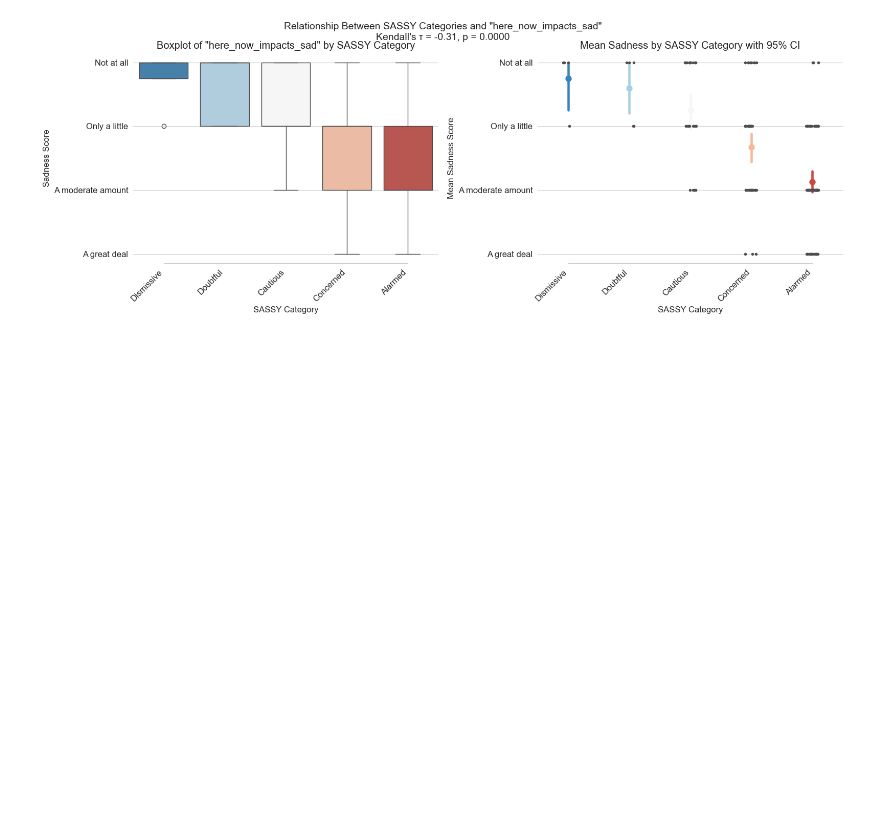
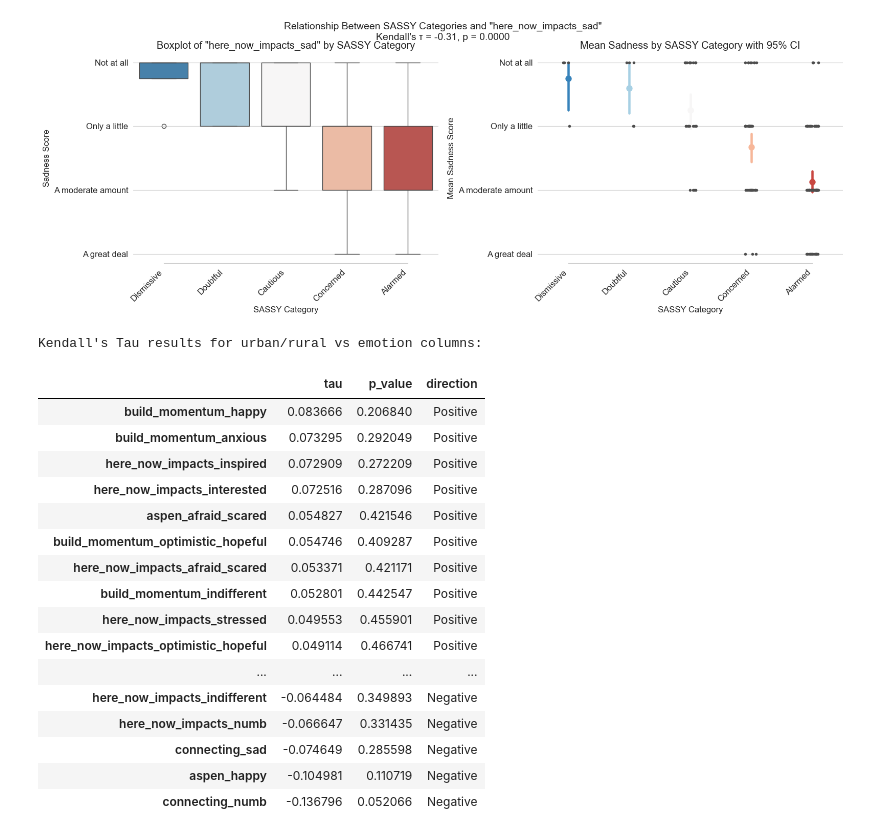
Before and after one commit to Hailcyon/AISL-data-analysis, a Jupyter notebook: emot_tests_by_exhibit.ipynb, the cells around one changed output. Saved outputs shown, nothing was run; the diff lists cells and outputs as text; code cells hidden in the pictures; blank space fills up the shorter version.

```diff
--- a/sassy_emotions_correlations.ipynb
+++ b/emot_tests_by_exhibit.ipynb
@@ -11,8 +12,8 @@ from statsmodels.stats.multitest import fdrcorrection
 from scipy.stats import chi2_contingency
 # %%
 #full_analysis_w_sassy = pd.read_excel('c:/Users/u1172791/COH files/Data_2025/COMBINED_TEXT_jan-june_pre_in-gallery_post_w_SASSY_scores.xlsx')
-full_analysis_w_sassy = pd.read_excel('c:/Users/Hailey Sherman/ClimateOfHopeData/Data_2025/COMBINED_TEXT_jan-june_pre_in-gallery_post_w_SASSY_urban_rural.xlsx')
-display(full_analysis_w_sassy)
+full_analysis_df = pd.read_excel('c:/Users/Hailey Sherman/ClimateOfHopeData/Data_2025/COMBINED_TEXT_jan-june_pre_in-gallery_post_w_SASSY_urban_rural.xlsx')
+display(full_analysis_df)
 # %% [output]
 |  | start_date | end_date | status | ip_address | progress | duration_in_seconds | finished | recorded_date | ... |
 | 0 | 2024-04-05 14:12:54 | 2024-04-05 15:57:31 | IP Address | 155.98.131.1 | 100.0 | 6276.0 | 1.0 | 2024-04-05 15:57:31 | ... |
@@ -354,3 +362,49 @@ The `join` parameter is deprecated and will be removed in v0.15.0.
 
   sns.pointplot(
 [figure]
+# %%
+#Run Kendall's Tau on rural/urban vs emotions
+# Initialize dictionary to store Kendall's Tau results
+kendall_results_urb = {}
+
+# Run Kendall's Tau test for each emotion column
+for col in emotion_columns:
+    x = numeric_df[col]
+    y = full_analysis_df['rural/urban']
+
+    # Only select valid (non-null) pairs without modifying the whole DataFrame
+    valid_mask = x.notna() & y.notna()
+    tau, p_value = kendalltau(x[valid_mask], y[valid_mask])
+    # Store results
+    kendall_results_urb[col] = {
+        'tau': tau,
+        'p_value': p_value,
+        'direction': 'Positive' if tau > 0 else 'Negative'
+    }
+
+# Convert results to DataFrame for easier viewing
+kendall_df_urb = pd.DataFrame.from_dict(kendall_results_urb, orient='index')
+kendall_df_urb = kendall_df_urb.round(6)  # Round to 6 decimal places
+kendall_df_urb = kendall_df_urb.sort_values('tau', ascending=False)  # Sort by tau value
+
+print("Kendall's Tau results for urban/rural vs emotion columns:")
+display(kendall_df_urb)
+# %% [output]
+Kendall's Tau results for urban/rural vs emotion columns:
+|  | tau | p_value | direction |
+| build_momentum_happy | 0.083666 | 0.206840 | Positive |
+| build_momentum_anxious | 0.073295 | 0.292049 | Positive |
+| here_now_impacts_inspired | 0.072909 | 0.272209 | Positive |
+| here_now_impacts_interested | 0.072516 | 0.287096 | Positive |
+| aspen_afraid_scared | 0.054827 | 0.421546 | Positive |
+| build_momentum_optimistic_hopeful | 0.054746 | 0.409287 | Positive |
+| here_now_impacts_afraid_scared | 0.053371 | 0.421171 | Positive |
+| build_momentum_indifferent | 0.052801 | 0.442547 | Positive |
+| here_now_impacts_stressed | 0.049553 | 0.455901 | Positive |
+| here_now_impacts_optimistic_hopeful | 0.049114 | 0.466741 | Positive |
+| ... | ... | ... | ... |
+| here_now_impacts_indifferent | -0.064484 | 0.349893 | Negative |
+| here_now_impacts_numb | -0.066647 | 0.331435 | Negative |
+| connecting_sad | -0.074649 | 0.285598 | Negative |
+| aspen_happy | -0.104981 | 0.110719 | Negative |
+| connecting_numb | -0.136796 | 0.052066 | Negative |
```
Also changed, not shown: parts of 10 cells of this notebook, 2 other files.
